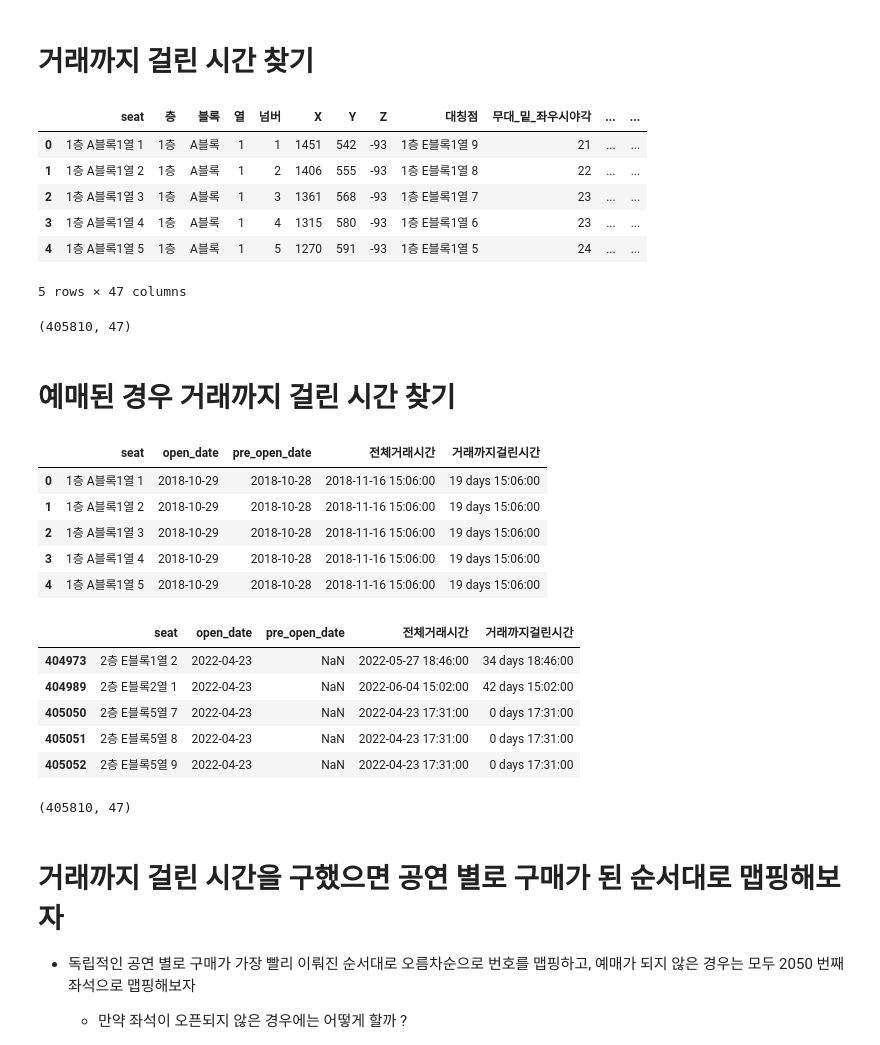
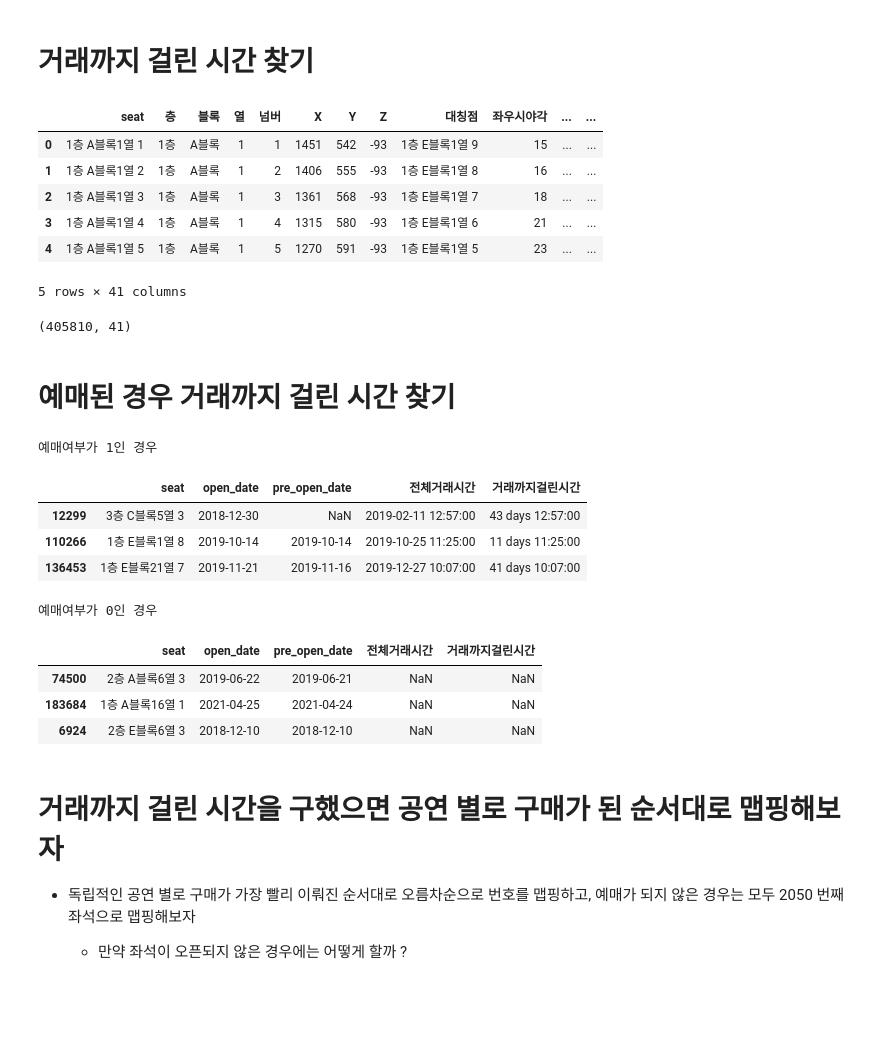
Before and after one commit to yonghyeun/BigContest-CocenrtHall, a Jupyter notebook: preprocessing/8. 거래까지 걸린 시간 계산.ipynb, the cells around one changed output. Cells and saved outputs as stored; diff of their text form; code cells hidden in the pictures; blank space fills up the shorter version.

```diff
--- a/preprocessing/8. 거래까지 걸린 시간 계산.ipynb
+++ b/preprocessing/8. 거래까지 걸린 시간 계산.ipynb
@@ -12,19 +12,19 @@ import seaborn as sns
 
 plt.rc('font',family = 'malgun gothic')
 # %%
-df = pd.read_csv("C:/Users/whileduck/Desktop/빈좌석/클래식_빈좌석포함데이터.csv", low_memory = False)
+df = pd.read_csv("C:/Users/whileduck/Desktop/Github/Concert-Hall-Price-Model/data/키워드_검색량_추가_클래식_데이터.csv", low_memory = False)
 
 display(df.head())
 print(df.shape)
 # %% [output]
-|  | seat | 층 | 블록 | 열 | 넘버 | X | Y | Z | 대칭점 | 무대_밑_좌우시야각 | ... | ... |
-| 0 | 1층 A블록1열 1 | 1층 | A블록 | 1 | 1 | 1451 | 542 | -93 | 1층 E블록1열 9 | 21 | ... | ... |
-| 1 | 1층 A블록1열 2 | 1층 | A블록 | 1 | 2 | 1406 | 555 | -93 | 1층 E블록1열 8 | 22 | ... | ... |
-| 2 | 1층 A블록1열 3 | 1층 | A블록 | 1 | 3 | 1361 | 568 | -93 | 1층 E블록1열 7 | 23 | ... | ... |
-| 3 | 1층 A블록1열 4 | 1층 | A블록 | 1 | 4 | 1315 | 580 | -93 | 1층 E블록1열 6 | 23 | ... | ... |
-| 4 | 1층 A블록1열 5 | 1층 | A블록 | 1 | 5 | 1270 | 591 | -93 | 1층 E블록1열 5 | 24 | ... | ... |
+|  | seat | 층 | 블록 | 열 | 넘버 | X | Y | Z | 대칭점 | 좌우시야각 | ... | ... |
+| 0 | 1층 A블록1열 1 | 1층 | A블록 | 1 | 1 | 1451 | 542 | -93 | 1층 E블록1열 9 | 15 | ... | ... |
+| 1 | 1층 A블록1열 2 | 1층 | A블록 | 1 | 2 | 1406 | 555 | -93 | 1층 E블록1열 8 | 16 | ... | ... |
+| 2 | 1층 A블록1열 3 | 1층 | A블록 | 1 | 3 | 1361 | 568 | -93 | 1층 E블록1열 7 | 18 | ... | ... |
+| 3 | 1층 A블록1열 4 | 1층 | A블록 | 1 | 4 | 1315 | 580 | -93 | 1층 E블록1열 6 | 21 | ... | ... |
+| 4 | 1층 A블록1열 5 | 1층 | A블록 | 1 | 5 | 1270 | 591 | -93 | 1층 E블록1열 5 | 23 | ... | ... |
-5 rows × 47 columns
+5 rows × 41 columns
-(405810, 47)
+(405810, 41)
 # %% [markdown]
 # **예매된 경우 거래까지 걸린 시간 찾기**
 # %%
@@ -69,24 +69,21 @@ def transaction_time(data):
 result = transaction_time(df)
 # %%
 cond = result['예매여부'] == 1
-
-display(result.loc[cond,['seat','open_date','pre_open_date','전체거래시간','거래까지걸린시간']].head())
-display(result.loc[cond,['seat','open_date','pre_open_date','전체거래시간','거래까지걸린시간']].tail())
-print(result.shape)
+print('예매여부가 1인 경우')
+display(result.loc[cond,['seat','open_date','pre_open_date','전체거래시간','거래까지걸린시간']].sample(3))
+print('예매여부가 0인 경우')
+display(result.loc[~cond,['seat','open_date','pre_open_date','전체거래시간','거래까지걸린시간']].sample(3))
 # %% [output]
+예매여부가 1인 경우
 |  | seat | open_date | pre_open_date | 전체거래시간 | 거래까지걸린시간 |
-| 0 | 1층 A블록1열 1 | 2018-10-29 | 2018-10-28 | 2018-11-16 15:06:00 | 19 days 15:06:00 |
-| 1 | 1층 A블록1열 2 | 2018-10-29 | 2018-10-28 | 2018-11-16 15:06:00 | 19 days 15:06:00 |
-| 2 | 1층 A블록1열 3 | 2018-10-29 | 2018-10-28 | 2018-11-16 15:06:00 | 19 days 15:06:00 |
-| 3 | 1층 A블록1열 4 | 2018-10-29 | 2018-10-28 | 2018-11-16 15:06:00 | 19 days 15:06:00 |
-| 4 | 1층 A블록1열 5 | 2018-10-29 | 2018-10-28 | 2018-11-16 15:06:00 | 19 days 15:06:00 |
+| 12299 | 3층 C블록5열 3 | 2018-12-30 | NaN | 2019-02-11 12:57:00 | 43 days 12:57:00 |
+| 110266 | 1층 E블록1열 8 | 2019-10-14 | 2019-10-14 | 2019-10-25 11:25:00 | 11 days 11:25:00 |
+| 136453 | 1층 E블록21열 7 | 2019-11-21 | 2019-11-16 | 2019-12-27 10:07:00 | 41 days 10:07:00 |
+예매여부가 0인 경우
 |  | seat | open_date | pre_open_date | 전체거래시간 | 거래까지걸린시간 |
-| 404973 | 2층 E블록1열 2 | 2022-04-23 | NaN | 2022-05-27 18:46:00 | 34 days 18:46:00 |
-| 404989 | 2층 E블록2열 1 | 2022-04-23 | NaN | 2022-06-04 15:02:00 | 42 days 15:02:00 |
-| 405050 | 2층 E블록5열 7 | 2022-04-23 | NaN | 2022-04-23 17:31:00 | 0 days 17:31:00 |
-| 405051 | 2층 E블록5열 8 | 2022-04-23 | NaN | 2022-04-23 17:31:00 | 0 days 17:31:00 |
-| 405052 | 2층 E블록5열 9 | 2022-04-23 | NaN | 2022-04-23 17:31:00 | 0 days 17:31:00 |
+| 74500 | 2층 A블록6열 3 | 2019-06-22 | 2019-06-21 | NaN | NaN |
+| 183684 | 1층 A블록16열 1 | 2021-04-25 | 2021-04-24 | NaN | NaN |
+| 6924 | 2층 E블록6열 3 | 2018-12-10 | 2018-12-10 | NaN | NaN |
-(405810, 47)
 # %% [markdown]
 # **거래까지 걸린 시간을 구했으면 공연 별로 구매가 된 순서대로 맵핑해보자**
 
```
Also changed, not shown: parts of 5 cells of this notebook, 7 other files.
